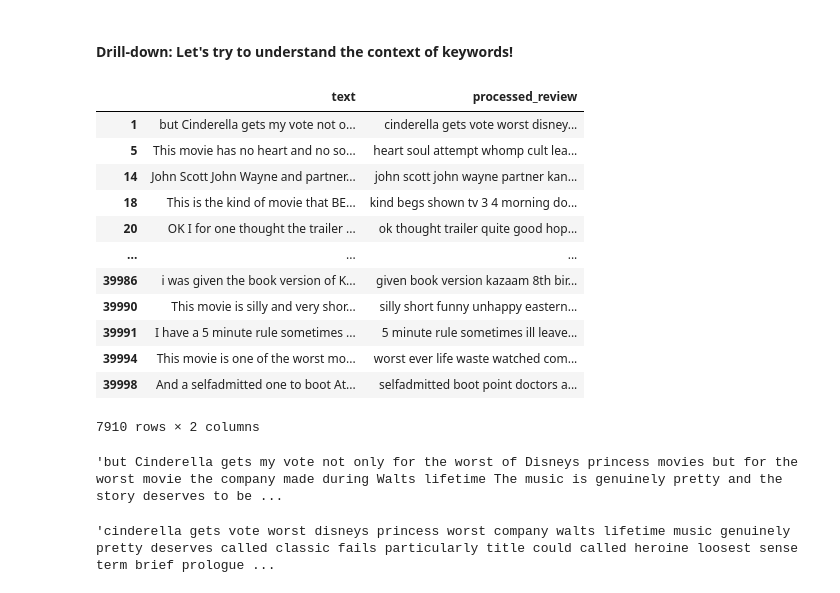
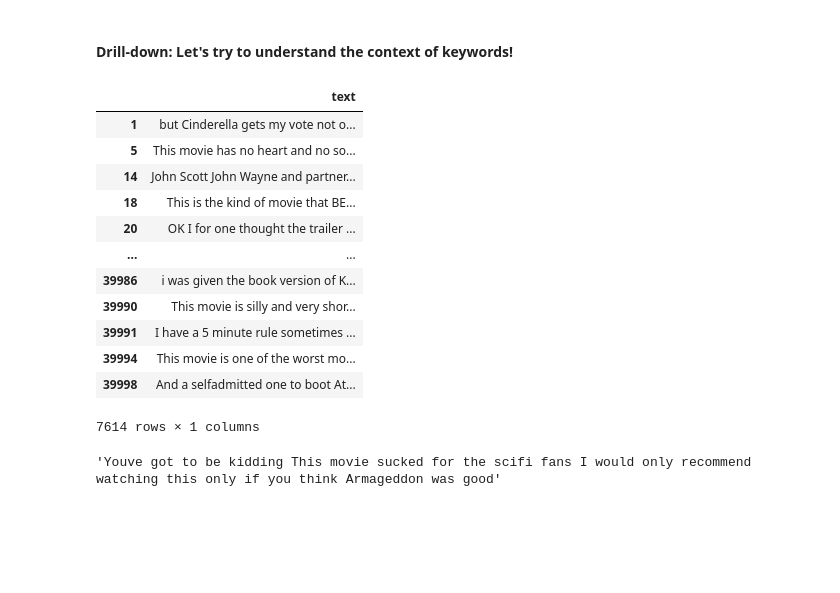
Before and after one commit to ejklike/python-tutorial, a Jupyter notebook: 05_text_mining/5-04_word_cloud_from_csv_en.ipynb, the cells around one changed output. Cells and saved outputs as stored; diff of their text form; code cells hidden in the pictures; blank space fills up the shorter version.

```diff
--- a/05_text_mining/5-04_word_cloud_from_csv_en.ipynb
+++ b/05_text_mining/5-04_word_cloud_from_csv_en.ipynb
@@ -33,29 +33,26 @@ Name: count, dtype: int64
 from nltk.tokenize import word_tokenize
 from nltk.tag import pos_tag
 from nltk.corpus import stopwords
-from nltk.stem import PorterStemmer, WordNetLemmatizer
-from wordcloud import WordCloud
-from matplotlib import pyplot as plt
+from nltk.stem import WordNetLemmatizer
 
-def get_preprocessed_corpus(text, custom_stopwords=None):
+def get_words(text, custom_stopwords=None):
     text = text.lower()
+
+    # tokenization
     words = word_tokenize(text)
-    # tagged = pos_tag(words)
-    # words = [w for w, pos in tagged if pos[0] == 'N'] # keep only nouns
 
+    # pos tagging
+    tagged = pos_tag(words)
+    words = [w for w, pos in tagged if pos[0] in ['N', 'J', 'V']] # keep only nouns and adjectives
+
+    # remove stopwords
     stop_words_list = stopwords.words('english')
     if custom_stopwords is not None:
         stop_words_list += custom_stopwords  # Add any custom stopwords if needed
     words_filtered = [w for w in words if not w in stop_words_list]
-    return ' '.join(words_filtered)
 
+    # converts a word to its base or dictionary form
+    lemmatizer = WordNetLemmatizer()
+    words = [lemmatizer.lemmatize(w) for w in words] # lemmatization
 
-def draw_wordcloud(text, title=None):
-    wordcloud = WordCloud(width=800, height=400, background_color='white').generate(text)
-
-    plt.figure(figsize=(10, 5))
-    plt.imshow(wordcloud)
-    if title:
-        plt.title(title)
-    plt.axis('off')
-    plt.show()
+    return words_filtered
@@ -62,6 +75,7 @@ def draw_wordcloud(text, title=None):
 # %%
-custom_stopwords = ['movie', 'movies', 'film', 'films', 'one', 'character', 'characters', 'make', 'made', 'story', 'see', 'seen', 'saw', 'seem', 'show', 'time', ]
-df['processed_review'] = df['text'].apply(lambda x: get_preprocessed_corpus(x, custom_stopwords=custom_stopwords))
+custom_stopwords = ['movie', 'film', 'one', 'character', 'story', 'people', 'scene', 'way', 'thing', 'time',]
+df['words'] = df['text'].apply(
+    lambda x: get_words(x, custom_stopwords=custom_stopwords))
 # %% [markdown]
 ### 3. Draw Wordclouds
 # %% [markdown]
@@ -96,27 +123,23 @@ draw_wordcloud(text_neg, title='Word Cloud of Negative Reviews')
 #### Drill-down: Let's try to understand the context of keywords!
 # %%
 # Q. Find and display some negative reviews that contain the word "good"
-df.loc[(df['label']==0) & (df['processed_review'].str.contains('good')), ['text', 'processed_review']]
+df.loc[(df['label']==0) & (df['words'].apply(lambda x: 'good' in x)), ['text']]
 # %% [output]
-|  | text | processed_review |
-| 1 | but Cinderella gets my vote not o... | cinderella gets vote worst disney... |
-| 5 | This movie has no heart and no so... | heart soul attempt whomp cult lea... |
-| 14 | John Scott John Wayne and partner... | john scott john wayne partner kan... |
-| 18 | This is the kind of movie that BE... | kind begs shown tv 3 4 morning do... |
-| 20 | OK I for one thought the trailer ... | ok thought trailer quite good hop... |
-| ... | ... | ... |
-| 39986 | i was given the book version of K... | given book version kazaam 8th bir... |
-| 39990 | This movie is silly and very shor... | silly short funny unhappy eastern... |
-| 39991 | I have a 5 minute rule sometimes ... | 5 minute rule sometimes ill leave... |
-| 39994 | This movie is one of the worst mo... | worst ever life waste watched com... |
-| 39998 | And a selfadmitted one to boot At... | selfadmitted boot point doctors a... |
+|  | text |
+| 1 | but Cinderella gets my vote not o... |
+| 5 | This movie has no heart and no so... |
+| 14 | John Scott John Wayne and partner... |
+| 18 | This is the kind of movie that BE... |
+| 20 | OK I for one thought the trailer ... |
+| ... | ... |
+| 39986 | i was given the book version of K... |
+| 39990 | This movie is silly and very shor... |
+| 39991 | I have a 5 minute rule sometimes ... |
+| 39994 | This movie is one of the worst mo... |
+| 39998 | And a selfadmitted one to boot At... |
-7910 rows × 2 columns
+7614 rows × 1 columns
 # %%
 # get the text of the review having index 1
-df.loc[1].text
+df.loc[29902].text
 # %% [output]
-'but Cinderella gets my vote not only for the worst of Disneys princess movies but for the worst movie the company made during Walts lifetime The music is genuinely pretty and the story deserves to be ...
+'Youve got to be kidding This movie sucked for the scifi fans I would only recommend watching this only if you think Armageddon was good'
-# %%
-df.loc[1].processed_review
-# %% [output]
-'cinderella gets vote worst disneys princess worst company walts lifetime music genuinely pretty deserves called classic fails particularly title could called heroine loosest sense term brief prologue ...
```
Also changed, not shown: parts of 6 cells of this notebook, 1 other file.
